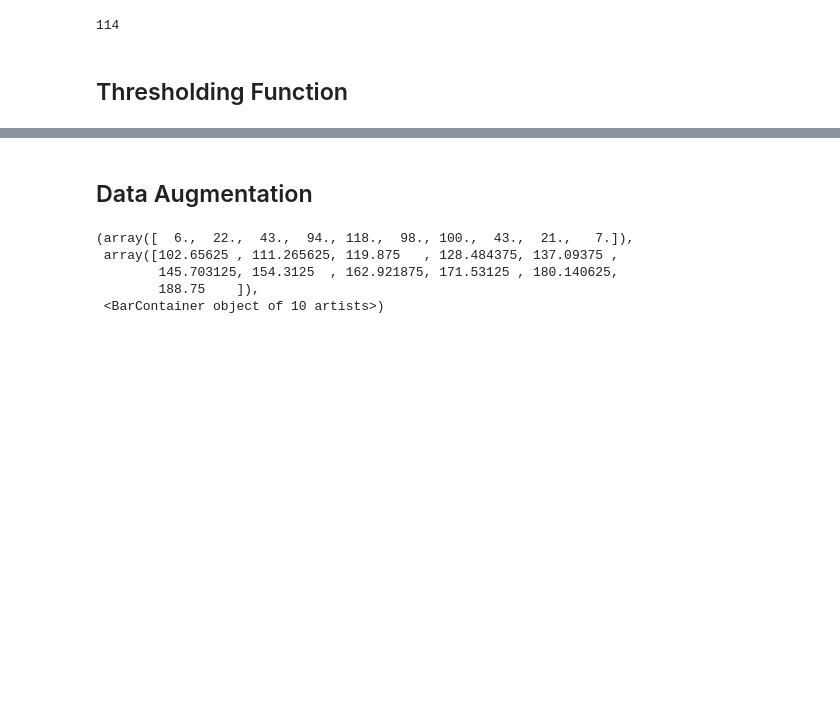
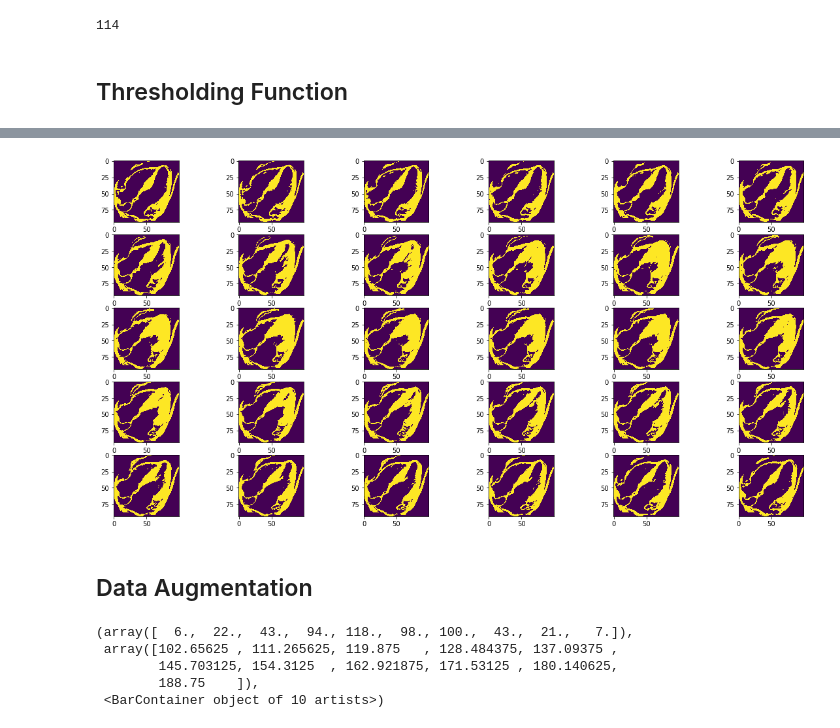
Before and after one commit to Beepul-Bharti/HCM_Project, a Jupyter notebook: 4ChamberCine_HCM_CNN.ipynb, the cells around one changed output, grey strips where cells are left out. Cells and saved outputs as stored; diff of their text form; code cells hidden in the pictures; blank space fills up the shorter version.

```diff
--- a/4ChamberCine_HCM_CNN.ipynb
+++ b/4ChamberCine_HCM_CNN.ipynb
@@ -200,3 +259,11 @@ def Threshold(image,mask):
+# %%
+plt.figure(figsize=(20,10))
+columns = 6
+for i in range(t_image.shape[2]):
+    plt.subplot(5, columns, i + 1)
+    plt.imshow(t_image[:,:,i])
+# %% [output]
+[figure, added]
 # %% [markdown]
 ## Data Augmentation
 # %%
```
Also changed, not shown: parts of 26 cells of this notebook.
